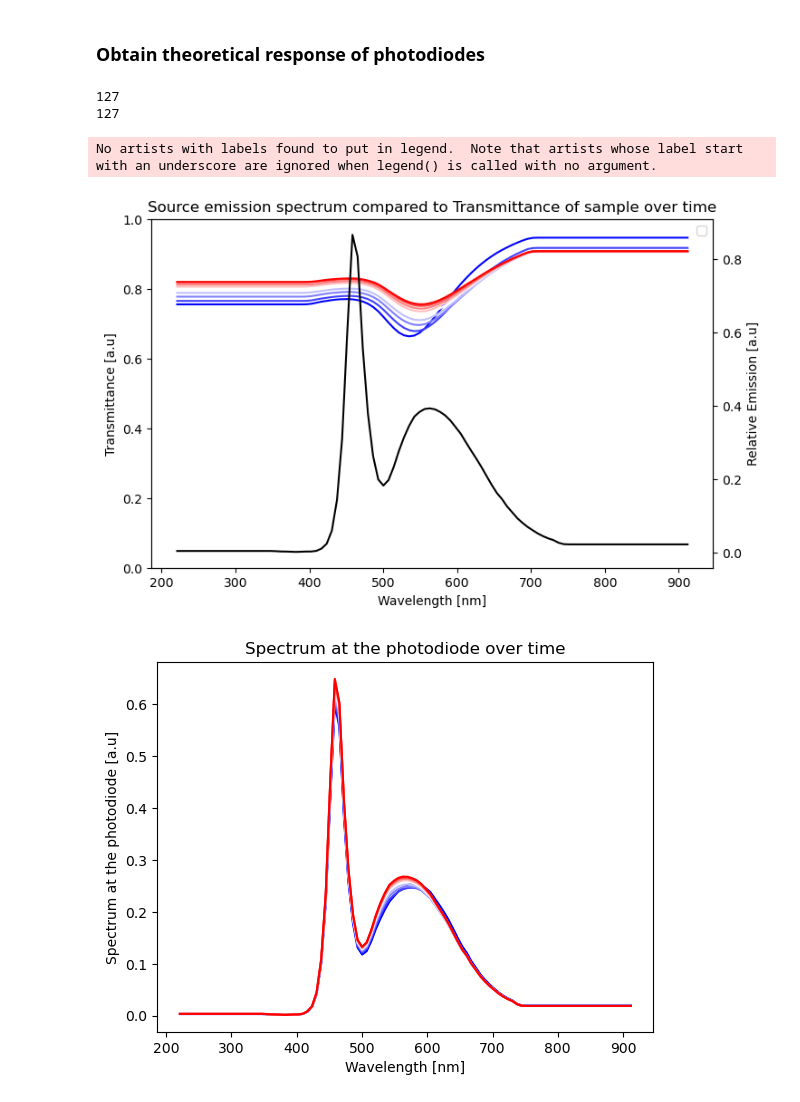
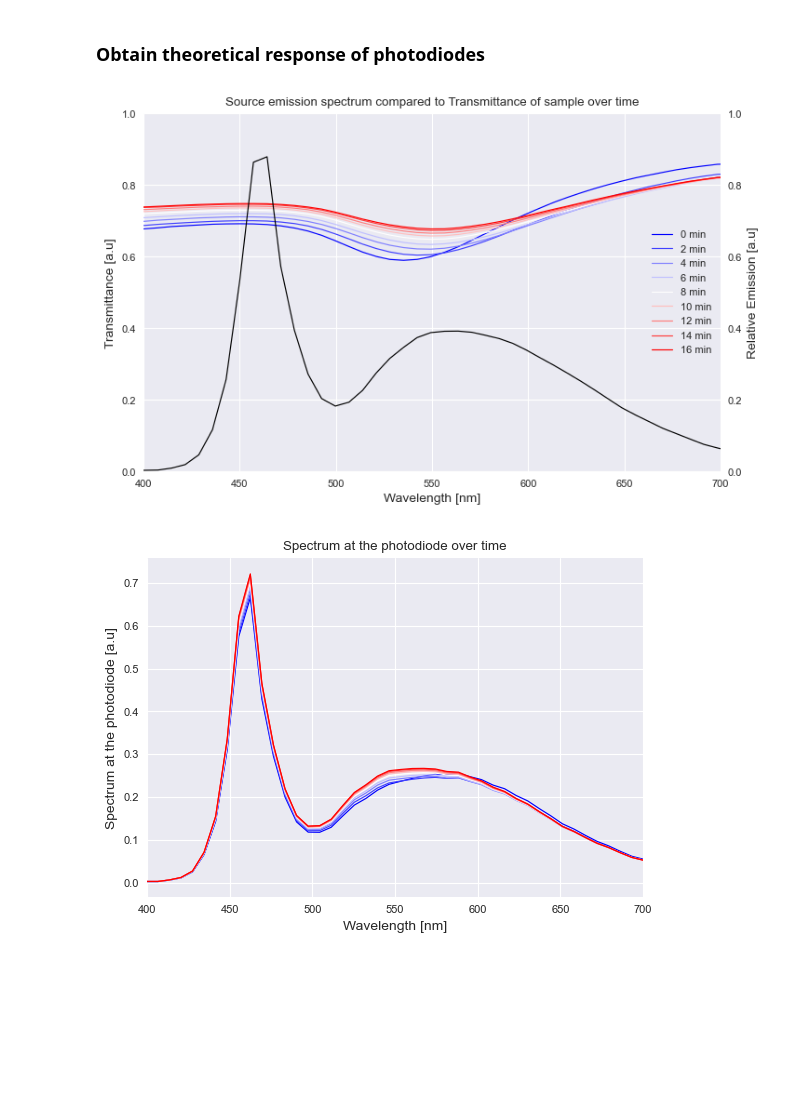
Before and after one commit to Guilldeas/General_Purpose_Analysis, a Jupyter notebook: Analysis_functions.ipynb, the cells around one changed output. Cells and saved outputs as stored; diff of their text form; code cells hidden in the pictures; blank space fills up the shorter version.

```diff
--- a/Analysis_functions.ipynb
+++ b/Analysis_functions.ipynb
@@ -231,14 +231,9 @@ plt.show()
 #### Extract data
 # %%
 # Get data from photodiodes spectral responsivity
-Blue = csv2array(file_name='Spectral_Response.csv', folder_name="Data", column_x_index=0, column_y_index=1, starting_row=3, Delimiter=';')
-Green = csv2array(file_name='Spectral_Response.csv', folder_name="Data", column_x_index=3, column_y_index=4, starting_row=3, Delimiter=';')
-Red = csv2array(file_name='Spectral_Response.csv', folder_name="Data", column_x_index=6, column_y_index=7, starting_row=3, Delimiter=';')
-
-# Convert wavelengths from m to nm
-Blue[0] = 1E9 * Blue[0]
-Green[0] = 1E9 * Green[0]
-Red[0] = 1E9 * Red[0]
+Blue = csv2array(file_name='Blue.csv', folder_name="Data", column_x_index=0, column_y_index=1, starting_row=1, Delimiter=';')
+Green = csv2array(file_name='Green.csv', folder_name="Data", column_x_index=0, column_y_index=1, starting_row=1, Delimiter=';')
+Red = csv2array(file_name='Red.csv', folder_name="Data", column_x_index=0, column_y_index=1, starting_row=1, Delimiter=';')
 
 # Get data from LED relative emission
 Source_Rel_Em = csv2array(file_name='LED_Relative_Emission.csv', folder_name="Data", column_x_index=0, column_y_index=1, starting_row=2, Delimiter=';')
@@ -260,12 +255,6 @@ for i in range(9):
     Transmittance = np.append(Transmittance, np.array([(transmittance_buff[0], transmittance_buff[1], info)], dtype=data_type))
 # %% [markdown]
 ### Obtain theoretical response of photodiodes
-# %%
-print(len(Source_Rel_Em[0]))
-print(len(Source_Rel_Em[1]))
-# %% [output]
-127
-127
 # %%
 ################################################## Analysis ##################################################
 
@@ -331,7 +320,10 @@ for m in range(9):
 for h in range(len(Traces)):
     Traces[h] = Traces[h] / Traces[h][0]
 # %%
+###################################################### Graph style #######################################################
 colors = plt.cm.bwr(np.linspace(0, 1, len(Transmittance)))  # Choose a colormap (viridis in this case)
+plt.style.use('seaborn-v0_8-paper')
+user_linewidth = 0.85
 
 ######################################################## Figure 1 ########################################################
 # Shows both the spectra of the source and the transmittance of the sample
@@ -341,13 +333,21 @@ ax2 = ax1.twinx()
 # Plot your additional data on the new figure (ax3)
 iterations = len(Transmittance)
 for n in range(iterations):
-    ax2.plot(Transmittance['wavelength'][n], Transmittance['transmittance'][n], color = colors[n])
-ax2.plot(Source_Rel_Em[0], Source_Rel_Em[1], color='black')
+    ax2.plot(Transmittance['wavelength'][n], Transmittance['transmittance'][n], label=str(int(Transmittance['info'][n]))+' min'
+             , linewidth = user_linewidth, color = colors[n])
+
+ax2.plot(Source_Rel_Em[0], Source_Rel_Em[1], linewidth = user_linewidth, color='black')
+ax1.set_ylim(0, 1)
+ax2.set_ylim(0, 1)
+
+# The alignment process creates fake data at the extremes so we will be careful to plot only the range of real data
+ax1.set_xlim(400, 700)
+ax2.set_xlim(400, 700)
 ax1.set_xlabel('Wavelength [nm]')
 ax1.set_ylabel('Transmittance [a.u]')
 ax2.set_ylabel('Relative Emission [a.u]')
 ax1.set_title('Source emission spectrum compared to Transmittance of sample over time')
-ax1.legend()
+ax2.legend()
 
 ######################################################## Figure 2 ########################################################
 # Figure showing light spectra at photodiode
@@ -358,9 +358,10 @@ ax3 = fig2.add_subplot(111)
 
 # Plot the data
 for n in range(len(Spectras_at_PD)):
-    ax3.plot(Spectras_at_PD['wavelength'][n], Spectras_at_PD['transmittance'][n], color = colors[n])
+    ax3.plot(Spectras_at_PD['wavelength'][n], Spectras_at_PD['transmittance'][n], linewidth = user_linewidth, color = colors[n])
 
 # Customize the plot
+ax3.set_xlim(400, 700)
 ax3.set_xlabel('Wavelength [nm]')
 ax3.set_ylabel('Spectrum at the photodiode [a.u]')
 #ax.set_ylabel('')
@@ -372,42 +373,50 @@ fig3, ax4 = plt.subplots(figsize=(8, 5))
 ax5 = ax4.twinx()
 
 # Plot data on the original twin figure (as in your provided code)
-ax4.plot(Blue[0], Blue[1], color='blue', label='Blue', linestyle='dashed')
-ax4.plot(Green[0], Green[1], color='green', label='Green', linestyle='dashed')
-ax4.plot(Red[0], Red[1], color='red', label='Red',linestyle='dashed')
+ax4.plot(Blue[0], Blue[1], color='blue', label='Blue', linewidth = user_linewidth, linestyle='dashed')
+ax4.plot(Green[0], Green[1], color='green', label='Green', linewidth = user_linewidth, linestyle='dashed')
+ax4.plot(Red[0], Red[1], color='red', label='Red', linewidth = user_linewidth,linestyle='dashed')
 
 iterations = len(Transmittance)
 for n in range(iterations):
-    ax5.plot(Spectras_at_PD['wavelength'][n], Spectras_at_PD['transmittance'][n], color = colors[n])
+    ax5.plot(Spectras_at_PD['wavelength'][n], Spectras_at_PD['transmittance'][n], linewidth = user_linewidth, color = colors[n])
 
 ax4.set_xlabel('Wavelength [nm]')
 ax4.set_ylabel('Responsivity [A/W]')
 ax5.set_ylabel('Transmittance [a. u.]')
-ax4.set_ylim(0, 0.05 + max(Green[1]))
+#ax4.set_ylim(0, 0.05 + max(Green[1]))
 #ax2.set_ylim(0.4, 0.9)
 ax4.set_xlim(350, 800)
-ax4.legend(loc='upper left')
+ax4.legend()
+'''
+ax4.set_xticks([])
+ax5.set_xticks([])
+ax4.set_yticks([])
+ax5.set_yticks([])
+
+ax4.set_yticks(np.linspace(min(Green[1]), max(Green[1]), 5))
+ax5.set_yticks(np.linspace(min(Spectras_at_PD['transmittance'][0]), max(Spectras_at_PD['transmittance'][0]), 5))
+'''
 
 ######################################################## Figure 4 ########################################################
 # Final figure with evolution of traces over time
 fig4 = plt.figure()
 
 # Add a subplot
 ax6 = fig4.add_subplot(111)
 
 # Plot the data
-ax6.plot(time, Traces[0], color='red')
-ax6.plot(time, Traces[1], color='green')
-ax6.plot(time, Traces[2], color='blue')
+ax6.plot(time, Traces[0], linewidth = user_linewidth, color='red')
+ax6.plot(time, Traces[1], linewidth = user_linewidth, color='green')
+ax6.plot(time, Traces[2], linewidth = user_linewidth, color='blue')
 
 # Customize the plot
 ax6.set_xlabel('t [min]')
 #ax.set_ylabel('')
 ax6.set_title('Theoretical response of photodiodes over time')
 
 # Display the fiugres
 plt.show()
 # %% [output]
-No artists with labels found to put in legend.  Note that artists whose label start with an underscore are ignored when legend() is called with no argument.
-[figure, old version]
+[figure, new version]
-[figure, old version]
+[figure, new version]
```
Also changed, not shown: parts of 1 cell of this notebook, 3 other files.
